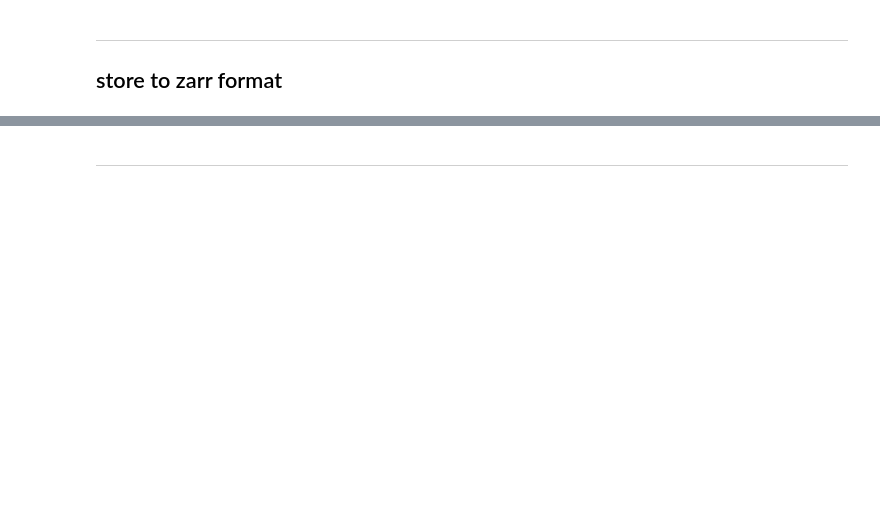
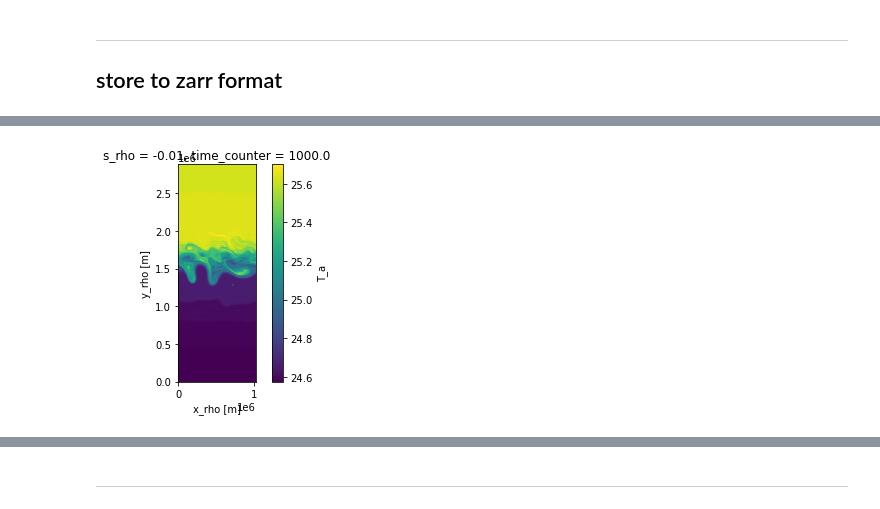
Before and after one commit to slgentil/croco, a Jupyter notebook: tutorials/zarr_conversion.ipynb, the cells around one changed output, grey strips where cells are left out. Saved outputs shown, nothing was run; the diff lists cells and outputs as text; code cells hidden in the pictures; blank space fills up the shorter version.

```diff
--- a/tutorials/zarr_conversion.ipynb
+++ b/tutorials/zarr_conversion.ipynb
@@ -23,7 +26,6 @@ client
 
 ## load data
 # %%
-#root_path = '/home/c11-data/Test_aponte/jetn/'
-root_path = '/home/datawork-lops-osi/equinox/jetn/tmp/'
-run = 'jet_cfg1_wp6_4km_0a1000j'
+root_path = '/home/c11-data/Test_aponte/jetn/'
+run = 'jet_cfg1_wp6_m1_4km_500a1000j'
 # %%
@@ -62,0 +79,2 @@ surf stored in /home/datawork-lops-osi/equinox/jetn/tmp/jet_cfg1_wp6_4km_0a1000j
+# %%
+r = pp.Run(root_path+run, outputs='all', verbose=2)
@@ -62,0 +99,6 @@ surf stored in /home/datawork-lops-osi/equinox/jetn/tmp/jet_cfg1_wp6_4km_0a1000j
+# %%
+ax = plt.subplot()
+r['his'].T_a.isel(time=-1,s_rho=-1).plot(ax=ax)
+ax.set_aspect('equal','box')
+# %% [output]
+[figure, added]
```
Also changed, not shown: parts of 12 cells of this notebook, 5 other files.
